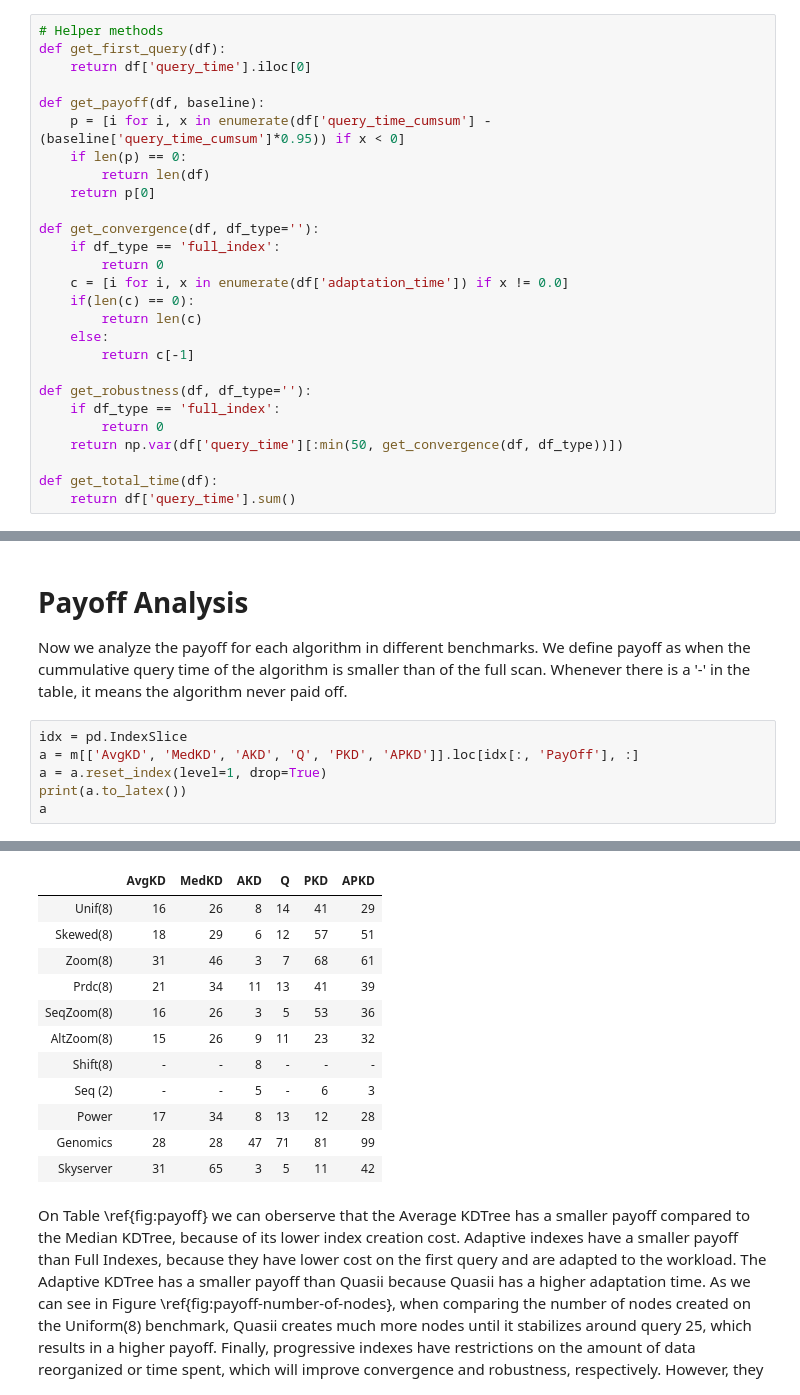
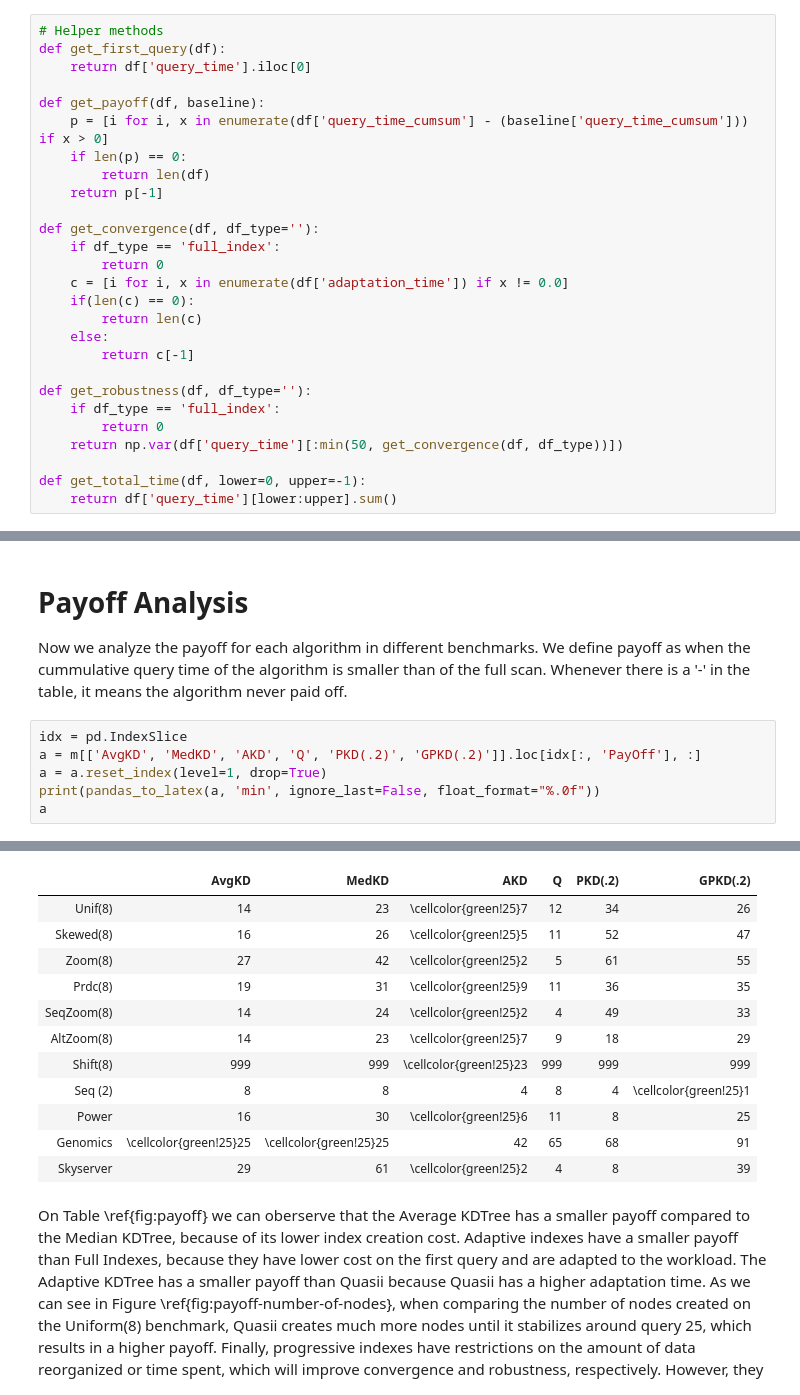
Before and after one commit to pdet/MultidimensionalAdaptiveIndexing, a Jupyter notebook: experiments/plots.ipynb, the cells around one changed output, grey strips where cells are left out. Cells and saved outputs as stored; diff of their text form.

```diff
--- a/experiments/plots.ipynb
+++ b/experiments/plots.ipynb
@@ -274,10 +296,10 @@ def get_first_query(df):
     return df['query_time'].iloc[0]
 
 def get_payoff(df, baseline):
-    p = [i for i, x in enumerate(df['query_time_cumsum'] - (baseline['query_time_cumsum']*0.95)) if x < 0]
+    p = [i for i, x in enumerate(df['query_time_cumsum'] - (baseline['query_time_cumsum'])) if x > 0]
     if len(p) == 0:
         return len(df)
-    return p[0]
+    return p[-1]
 
 def get_convergence(df, df_type=''):
     if df_type == 'full_index':
@@ -293,8 +315,8 @@ def get_robustness(df, df_type=''):
         return 0
     return np.var(df['query_time'][:min(50, get_convergence(df, df_type))])
 
-def get_total_time(df):
-    return df['query_time'].sum()
+def get_total_time(df, lower=0, upper=-1):
+    return df['query_time'][lower:upper].sum()
 # %%
 # Figures
 
@@ -969,9 +857,9 @@ a
 Now we analyze the payoff for each algorithm in different benchmarks. We define payoff as when the cummulative query time of the algorithm is smaller than of the full scan. Whenever there is a '-' in the table, it means the algorithm never paid off.
 # %%
 idx = pd.IndexSlice
-a = m[['AvgKD', 'MedKD', 'AKD', 'Q', 'PKD', 'APKD']].loc[idx[:, 'PayOff'], :]
+a = m[['AvgKD', 'MedKD', 'AKD', 'Q', 'PKD(.2)', 'GPKD(.2)']].loc[idx[:, 'PayOff'], :]
 a = a.reset_index(level=1, drop=True)
-print(a.to_latex())
+print(pandas_to_latex(a, 'min', ignore_last=False, float_format="%.0f"))
 a
 # %% [output]
 \begin{tabular}{lllllll}
@@ -992,17 +880,17 @@ Skyserver  &    31 &    65 &   3 &   5 &  11 &   42 \\
 \bottomrule
 \end{tabular}
-|  | AvgKD | MedKD | AKD | Q | PKD | APKD |
-| Unif(8) | 16 | 26 | 8 | 14 | 41 | 29 |
-| Skewed(8) | 18 | 29 | 6 | 12 | 57 | 51 |
-| Zoom(8) | 31 | 46 | 3 | 7 | 68 | 61 |
-| Prdc(8) | 21 | 34 | 11 | 13 | 41 | 39 |
-| SeqZoom(8) | 16 | 26 | 3 | 5 | 53 | 36 |
-| AltZoom(8) | 15 | 26 | 9 | 11 | 23 | 32 |
-| Shift(8) | - | - | 8 | - | - | - |
-| Seq (2) | - | - | 5 | - | 6 | 3 |
-| Power | 17 | 34 | 8 | 13 | 12 | 28 |
-| Genomics | 28 | 28 | 47 | 71 | 81 | 99 |
-| Skyserver | 31 | 65 | 3 | 5 | 11 | 42 |
+|  | AvgKD | MedKD | AKD | Q | PKD(.2) | GPKD(.2) |
+| Unif(8) | 14 | 23 | \cellcolor{green!25}7 | 12 | 34 | 26 |
+| Skewed(8) | 16 | 26 | \cellcolor{green!25}5 | 11 | 52 | 47 |
+| Zoom(8) | 27 | 42 | \cellcolor{green!25}2 | 5 | 61 | 55 |
+| Prdc(8) | 19 | 31 | \cellcolor{green!25}9 | 11 | 36 | 35 |
+| SeqZoom(8) | 14 | 24 | \cellcolor{green!25}2 | 4 | 49 | 33 |
+| AltZoom(8) | 14 | 23 | \cellcolor{green!25}7 | 9 | 18 | 29 |
+| Shift(8) | 999 | 999 | \cellcolor{green!25}23 | 999 | 999 | 999 |
+| Seq (2) | 8 | 8 | 4 | 8 | 4 | \cellcolor{green!25}1 |
+| Power | 16 | 30 | \cellcolor{green!25}6 | 11 | 8 | 25 |
+| Genomics | \cellcolor{green!25}25 | \cellcolor{green!25}25 | 42 | 65 | 68 | 91 |
+| Skyserver | 29 | 61 | \cellcolor{green!25}2 | 4 | 8 | 39 |
 # %% [markdown]
 On Table \ref{fig:payoff} we can oberserve that the Average KDTree has a smaller payoff compared to the Median KDTree, because of its lower index creation cost. Adaptive indexes have a smaller payoff than Full Indexes, because they have lower cost on the first query and are adapted to the workload. The Adaptive KDTree has a smaller payoff than Quasii because Quasii has a higher adaptation time. As we can see in Figure \ref{fig:payoff-number-of-nodes}, when comparing the number of nodes created on the Uniform(8) benchmark, Quasii creates much more nodes until it stabilizes around query 25, which results in a higher payoff. Finally, progressive indexes have restrictions on the amount of data reorganized or time spent, which will improve convergence and robustness, respectively. However, they end up having higher payoffs.
 
```
Also changed, not shown: parts of 33 cells of this notebook.
